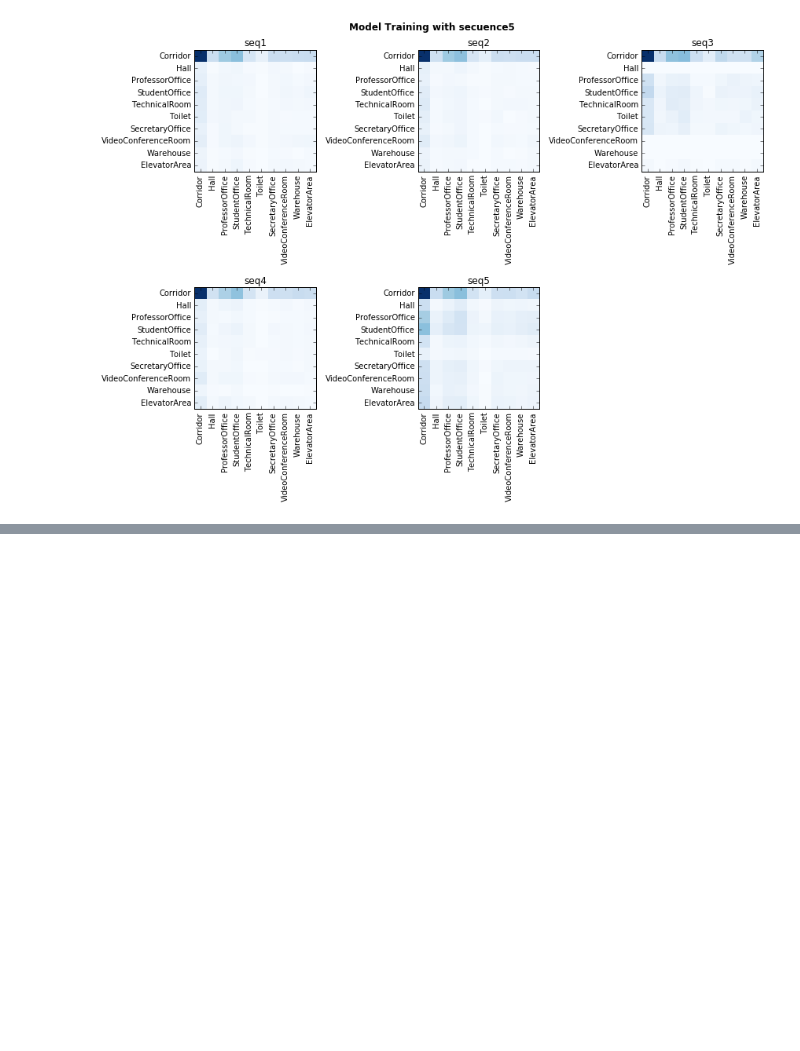
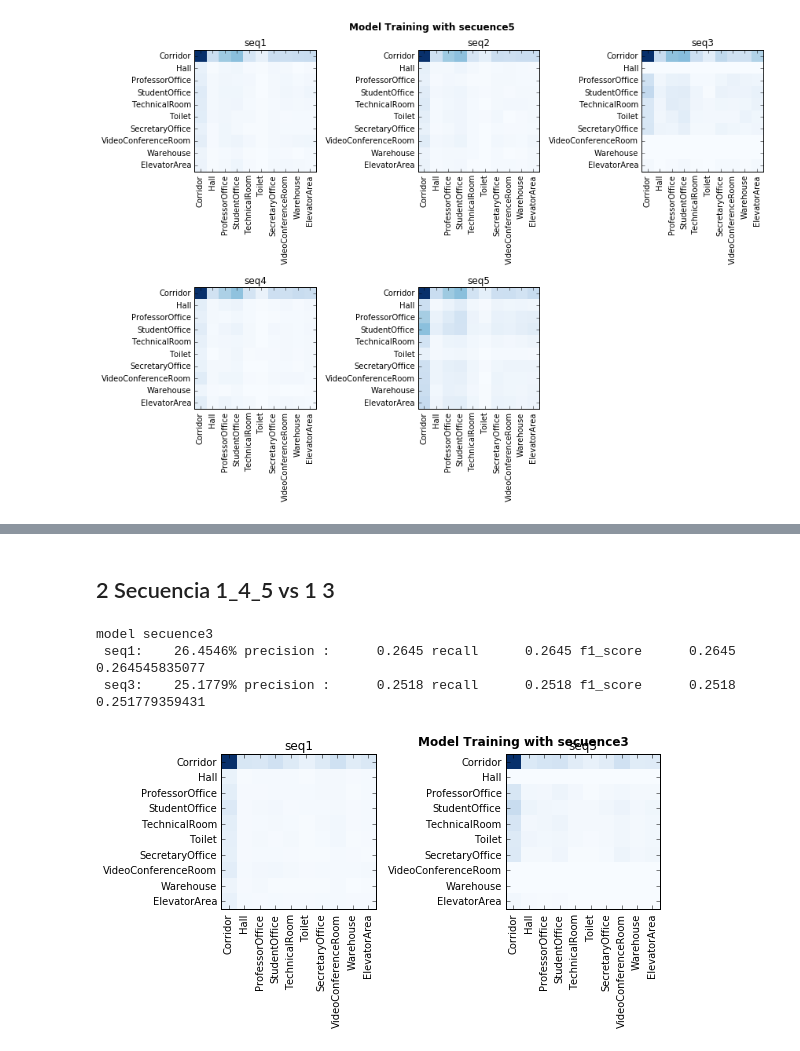
Before and after one commit to q3luis/pfc, a Jupyter notebook: notebooks/Evaluación para PFC.ipynb, the cells around one changed output, grey strips where cells are left out. Drawn from its saved outputs; the diff is of its cells as text; code cells hidden in the pictures; blank space fills up the shorter version.

```diff
--- a/notebooks/Evaluación para PFC.ipynb
+++ b/notebooks/Evaluación para PFC.ipynb
@@ -146,0 +200,17 @@ model secuence2
+# %% [markdown]
+## 2  Secuencia 1_4_5 vs 1 3
+# %%
+path="../data/results/evaluate_2_4_5_vs_1_3.pkl"
+Y= load_result(path)
+
+seq_model_label=['secuence3']
+seq_dataset_label=['seq1','seq3']
+
+evaluate(Y,seq_model_label,seq_dataset_label,class_labels)
+# %% [output]
+model secuence3
+ seq1:    26.4546% precision :      0.2645 recall      0.2645 f1_score      0.2645
+0.264545835077
+ seq3:    25.1779% precision :      0.2518 recall      0.2518 f1_score      0.2518
+0.251779359431
+[figure, added]
```
Also changed, not shown: parts of 3 cells of this notebook, 11 other files.
